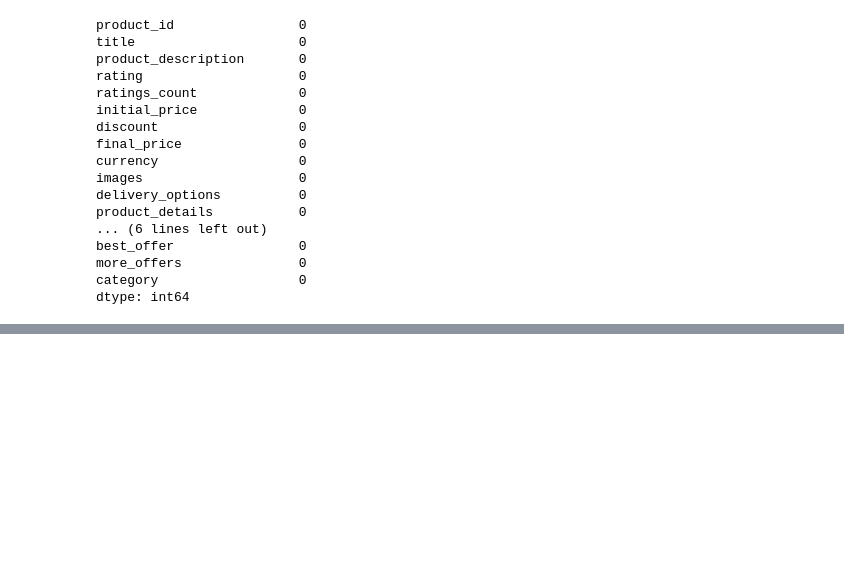
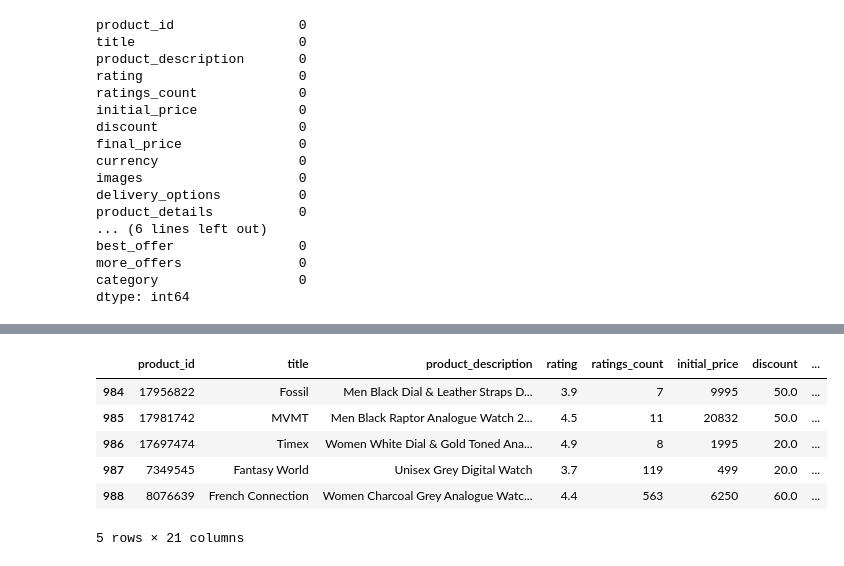
Before and after one commit to srineeth-k/CEI-Assignments, a Jupyter notebook: week-1/week1.ipynb, the cells around one changed output, grey strips where cells are left out. Cells and saved outputs as stored; diff of their text form; code cells hidden in the pictures; blank space fills up the shorter version.

```diff
--- a/week-1/week1.ipynb
+++ b/week-1/week1.ipynb
@@ -174,0 +188,12 @@ dtype: int64
+# %%
+watches= df[df['category']=='watches']
+# %%
+watches.head()
+# %% [output]
+|  | product_id | title | product_description | rating | ratings_count | initial_price | discount | ... |
+| 984 | 17956822 | Fossil | Men Black Dial & Leather Straps D... | 3.9 | 7 | 9995 | 50.0 | ... |
+| 985 | 17981742 | MVMT | Men Black Raptor Analogue Watch 2... | 4.5 | 11 | 20832 | 50.0 | ... |
+| 986 | 17697474 | Timex | Women White Dial & Gold Toned Ana... | 4.9 | 8 | 1995 | 20.0 | ... |
+| 987 | 7349545 | Fantasy World | Unisex Grey Digital Watch | 3.7 | 119 | 499 | 20.0 | ... |
+| 988 | 8076639 | French Connection | Women Charcoal Grey Analogue Watc... | 4.4 | 563 | 6250 | 60.0 | ... |
+5 rows × 21 columns
```
Also changed, not shown: parts of 7 cells of this notebook.
